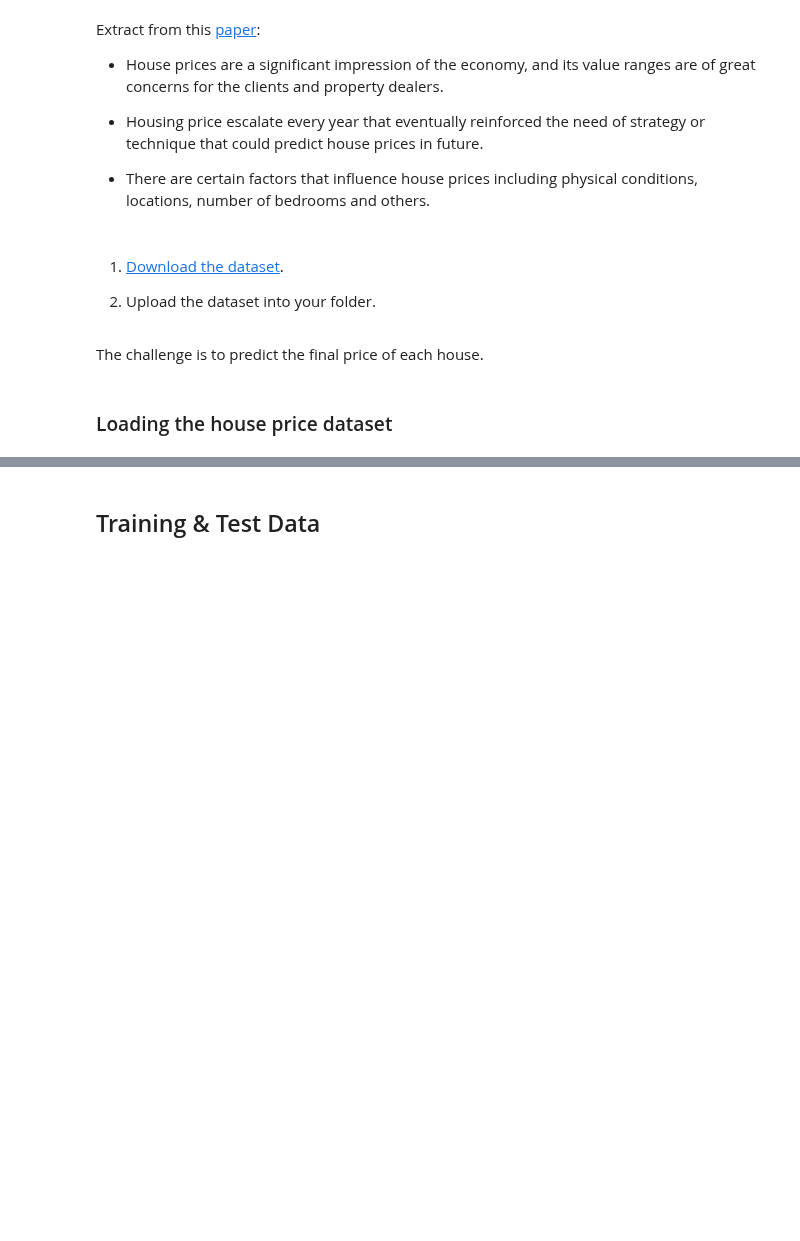
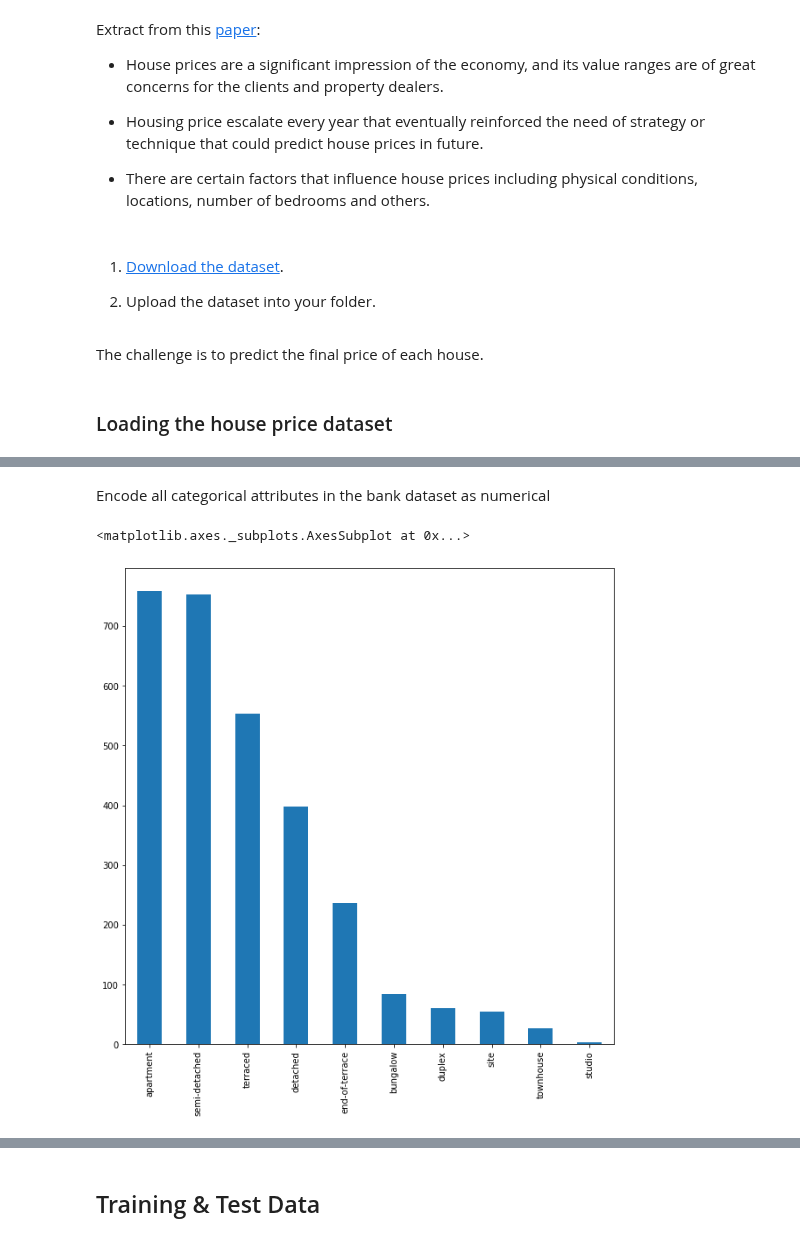
Before and after one commit to markdevine/ET5003_SEM1_2021-2, a Jupyter notebook: ET5003_Etivity2_Mark_Devine_19187289.ipynb, the cells around one changed output, grey strips where cells are left out. Cells and saved outputs as stored; diff of their text form; code cells hidden in the pictures; blank space fills up the shorter version.

```diff
--- a/ET5003_Etivity2_Mark_Devine_19187289.ipynb
+++ b/ET5003_Etivity2_Mark_Devine_19187289.ipynb
@@ -150,0 +490,5 @@ print(df_cost.head)
+# %%
+#  columns with ID numbers are unlikely to contain useful information so we will drop the ad_id	attribute
+
+df_train.drop('ad_id', axis=1, inplace=True)
+df_test.drop('ad_id', axis=1, inplace=True)
@@ -150,0 +503,5 @@ print(df_cost.head)
+# %%
+#  as the area attribute is a duplication of the longitude and latidue information we can drop it an avoid ordinal encoding of it
+
+df_train.drop('area', axis=1, inplace=True)
+df_test.drop('area', axis=1, inplace=True)
@@ -150,0 +516,9 @@ print(df_cost.head)
+# %% [markdown]
+Encode all categorical attributes in the bank dataset as numerical
+# %%
+# plot the property types counts
+plt.figure(figsize=(10,10))
+df_train["property_type"].value_counts().plot(kind="bar")
+# %% [output]
+<matplotlib.axes._subplots.AxesSubplot at 0x...>
+[figure, added]
```
Also changed, not shown: parts of 50 cells of this notebook.
